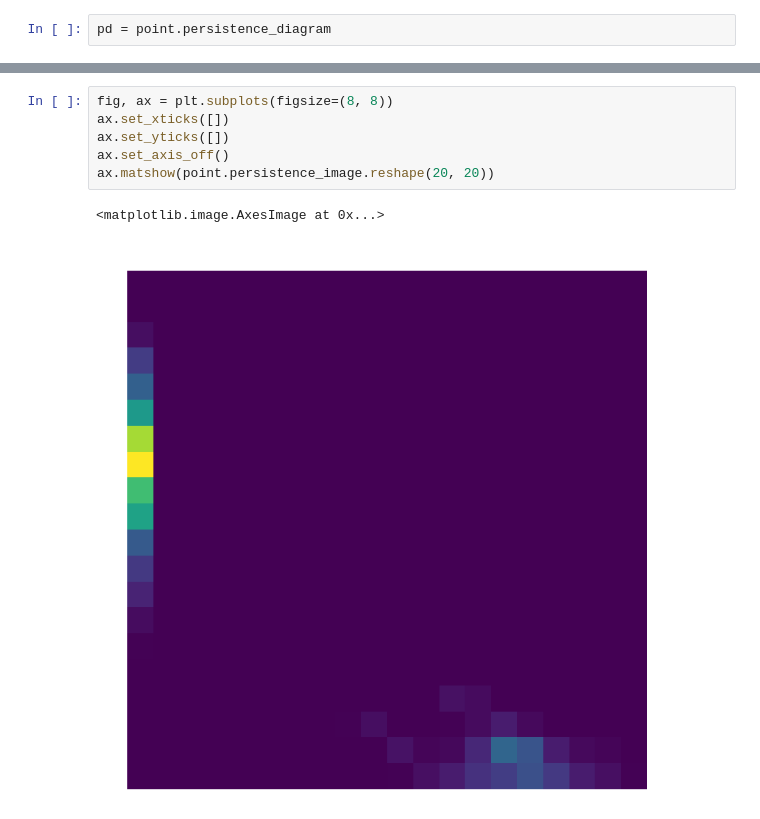
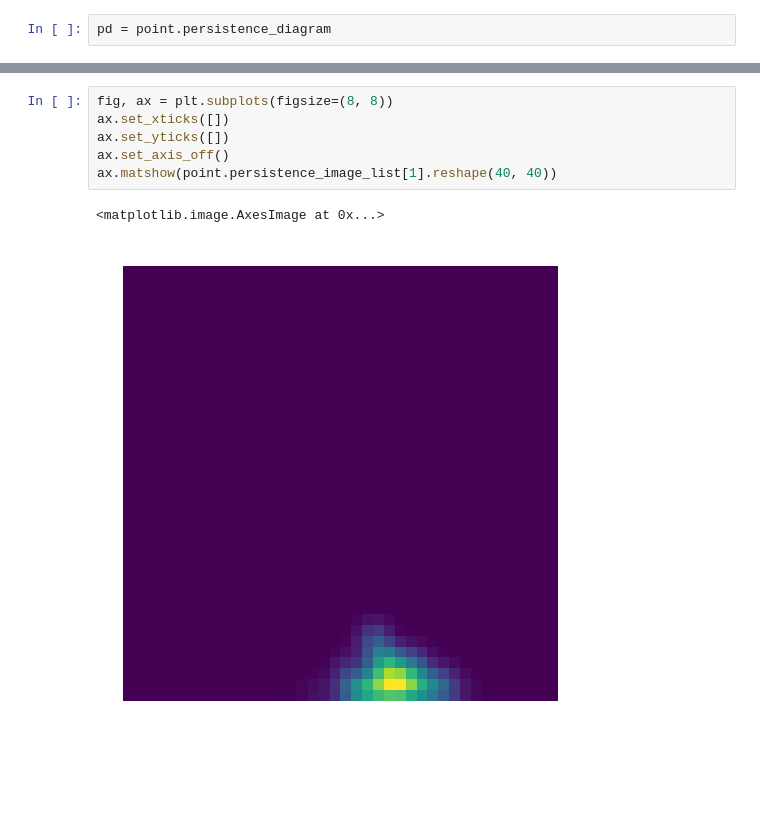
Before and after one commit to Avani1994/ASD-Classification-with-TDA, a Jupyter notebook: src/Figures.ipynb, the cells around one changed output, grey strips where cells are left out. Drawn from its saved outputs; the diff is of its cells as text; blank space fills up the shorter version.

```diff
--- a/src/Figures.ipynb
+++ b/src/Figures.ipynb
@@ -108,9 +109,9 @@ for l in landscape:
 # %%
 fig, ax = plt.subplots(figsize=(8, 8))
 ax.set_xticks([])
 ax.set_yticks([])
 ax.set_axis_off()
-ax.matshow(point.persistence_image.reshape(20, 20))
+ax.matshow(point.persistence_image_list[1].reshape(40, 40))
 # %% [output]
 <matplotlib.image.AxesImage at 0x...>
-[figure, old version]
+[figure, new version]
```
Also changed, not shown: parts of 6 cells of this notebook, 6 other files.
